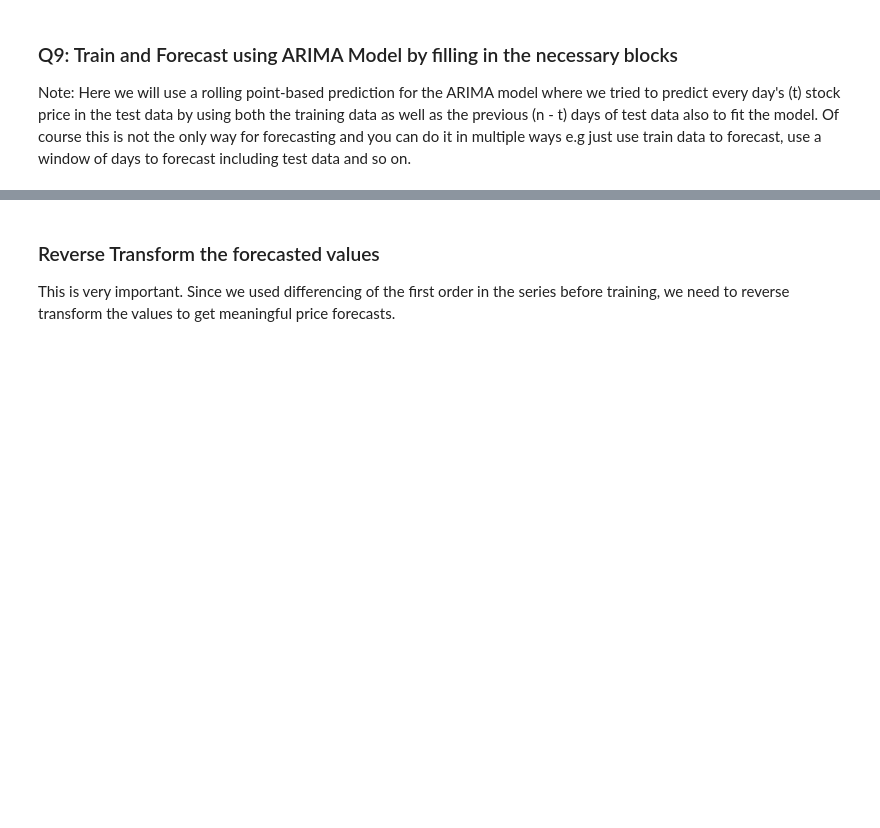
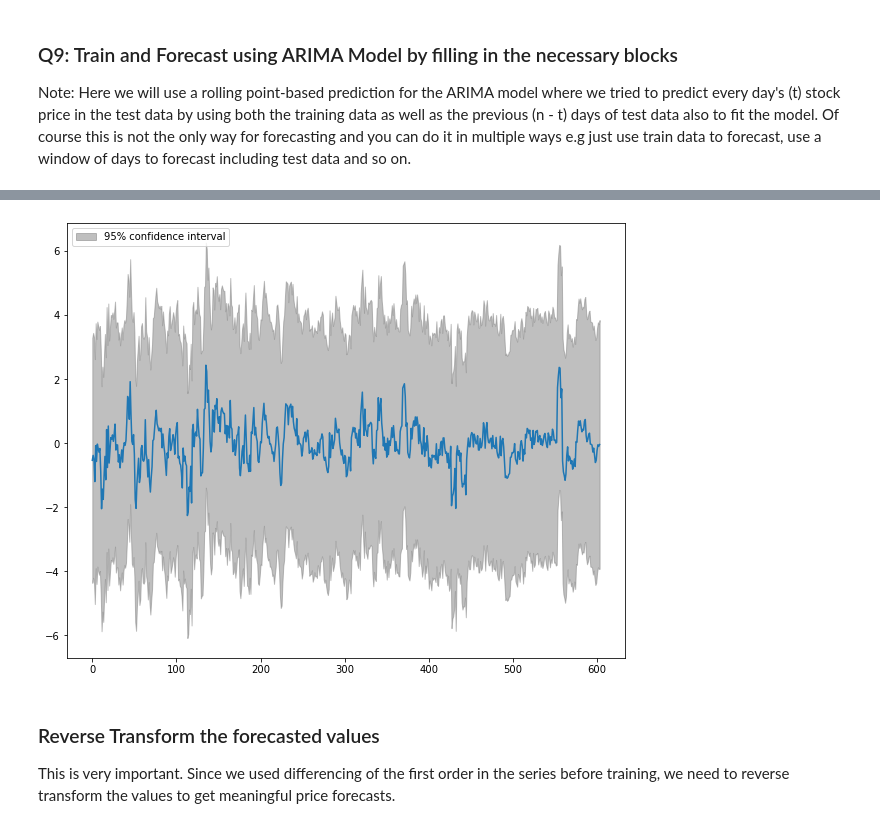
Before and after one commit to sarioz/Springboard, a Jupyter notebook: Mini-Projects/18_5.1-time-series-analysis-mini-project/Mini_Project_Time_Series_Forecasting.ipynb, the cells around one changed output, grey strips where cells are left out. Saved outputs shown, nothing was run; the diff lists cells and outputs as text; code cells hidden in the pictures; blank space fills up the shorter version.

```diff
--- a/Mini-Projects/18_5.1-time-series-analysis-mini-project/Mini_Project_Time_Series_Forecasting.ipynb
+++ b/Mini-Projects/18_5.1-time-series-analysis-mini-project/Mini_Project_Time_Series_Forecasting.ipynb
@@ -356,7 +404,7 @@ def smape_kun(y_true, y_pred):
 ### Q8: Difference the Test Series
 # %%
 test_series = test_data['Open']
-test_diff = <YOUR CODE HERE>
+test_diff = test_series.diff()
 test_diff = test_diff.dropna(inplace = False)
 # %% [markdown]
 ### Q9: Train and Forecast using ARIMA Model by filling in the necessary blocks
@@ -373,18 +425,15 @@ history = [x for x in train_diff]
 
 predictions = list()
 for t in range(len(test_diff)):
-
-    # START_CODE_HERE - call the ARIMA Method with history and params
-    model = <YOUR CODE HERE>  # initialize the model with history and right order of parameters
-    model_fit = <YOUR CODE HERE>  # fit the model
-    # END_CODE_HERE
-
-    output = <YOUR CODE HERE>  # use forecast on the fitted model
-    yhat = output[0][0]
+    model = ARIMA(history, order=(5, 1, 0))  # initialize the model with history and right order of parameters
+    model_fit = model.fit()  # fit the model
+    output = model_fit.predict(len(history))  # use forecast on the fitted model
+    yhat = output[0]
     predictions.append(yhat)
 
     obs = test_diff[t]
     history.append(obs)
 
-    if t % 100 == 0:
-      print('Test Series Point: {}\tPredicted={}, Expected={}'.format(t, yhat, obs))
+    if t % 10 == 0:
+        # print(model_fit.summary())
+        print('Test Series Point: {}\tPredicted={}, Expected={}'.format(t, yhat, obs))
@@ -391,3 +458,11 @@ for t in range(len(test_diff)):
+# %%
+from statsmodels.graphics.tsaplots import plot_predict
+
+fig, ax = plt.subplots(figsize=(10,8))
+fig = plot_predict(model_fit, start=len(train_diff), end=len(train_diff)+len(test_diff), ax=ax)
+legend = ax.legend(loc='upper left')
+# %% [output]
+[figure, added]
 # %% [markdown]
 ### Reverse Transform the forecasted values
 
```
Also changed, not shown: parts of 21 cells of this notebook.
